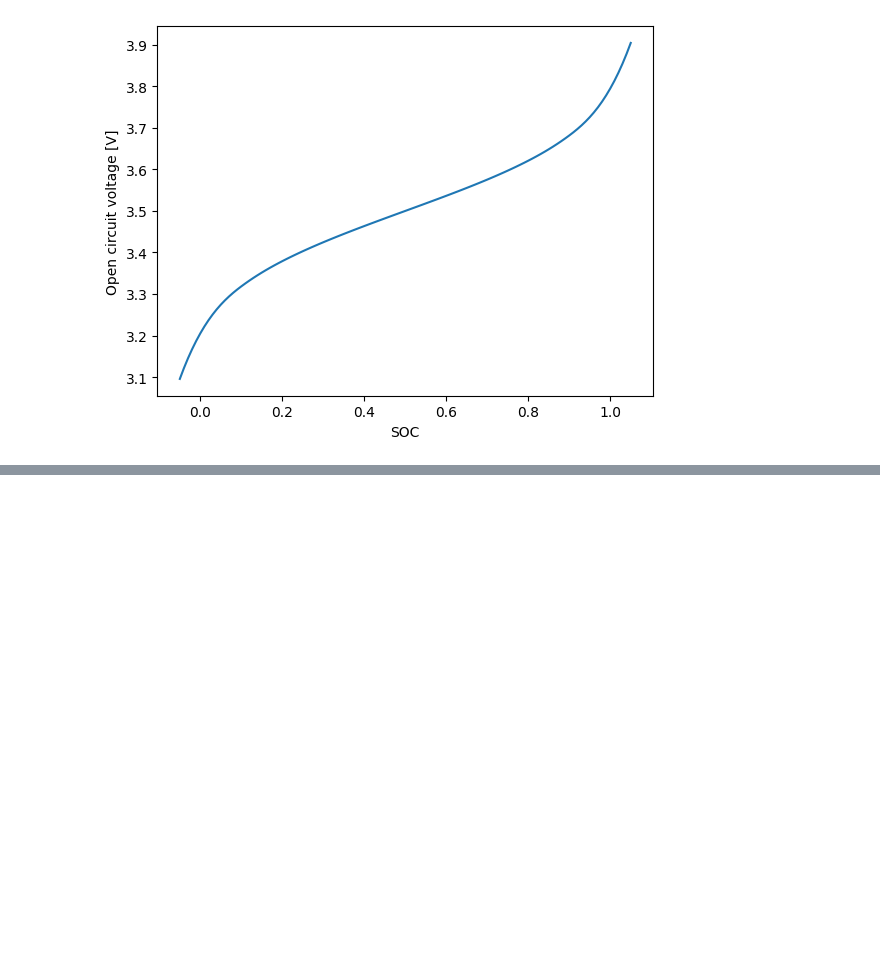
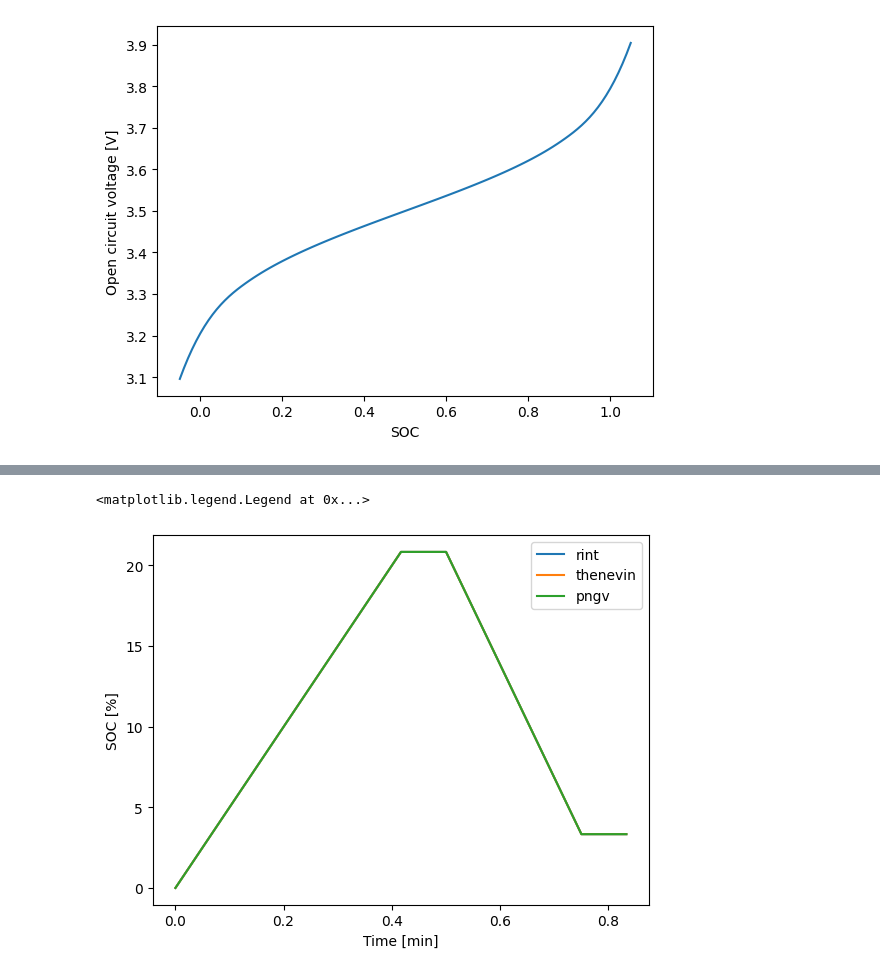
Before and after one commit to ROVI-org/auto-soh, a Jupyter notebook: notebooks/demonstrate_ecm.ipynb, the cells around one changed output, grey strips where cells are left out. Drawn from its saved outputs; the diff is of its cells as text; code cells hidden in the pictures; blank space fills up the shorter version.

```diff
--- a/notebooks/demonstrate_ecm.ipynb
+++ b/notebooks/demonstrate_ecm.ipynb
@@ -87,0 +66,18 @@ plt.legend()
+# %%
+# Checking they all have the same SOC
+SOCs = {}
+for model_name, simulator in simulators.items():
+    soc_vals = [transient.soc for transient in simulator.transient_history]
+    SOCs[model_name] = soc_vals
+
+# Plotting
+timestamps = np.array(timestamps) / 60  # back to minutes
+fig, ax = plt.subplots()
+for model_name, soc_vals in SOCs.items():
+    ax.plot(timestamps, 100 * np.array(soc_vals[1:]), label=model_name)
+ax.set_xlabel('Time [min]')
+ax.set_ylabel('SOC [%]')
+ax.legend()
+# %% [output]
+<matplotlib.legend.Legend at 0x...>
+[figure, added]
```
Also changed, not shown: parts of 9 cells of this notebook.
